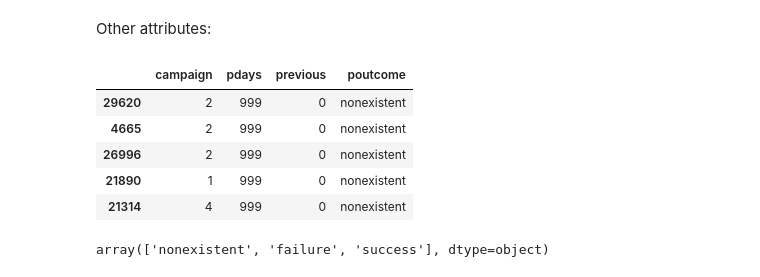
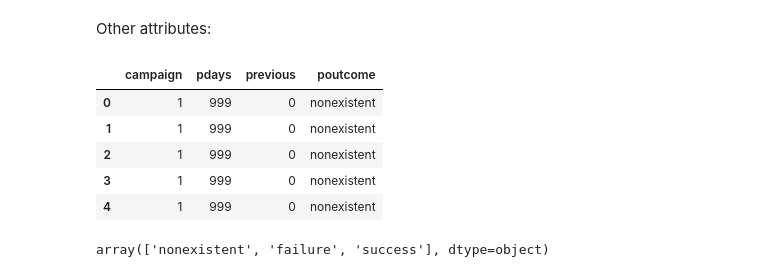
Before and after one commit to rkm7387/PORTUGES-BANK, a Jupyter notebook: portuges_bank.ipynb, the cells around one changed output. Saved outputs shown, nothing was run; the diff lists cells and outputs as text; code cells hidden in the pictures.

```diff
--- a/portuges_bank.ipynb
+++ b/portuges_bank.ipynb
@@ -63,2 +64,30 @@ import numpy as np
 import warnings
 warnings.filterwarnings('ignore')
+# %%
+import pandas as pd
+import logging
+from pathlib import Path
+
+# Setup logging
+logging.basicConfig(level=logging.INFO)
+logger = logging.getLogger(__name__)
+
+# Define file path using pathlib for cross-platform compatibility
+DATA_PATH = Path('bank-additional-full.csv')
+
+# Validate file existence before reading
+if not DATA_PATH.exists():
+    logger.error(f"File not found: {DATA_PATH}")
+    raise FileNotFoundError(f"Data file not found at {DATA_PATH}")
+
+# Load data with proper error handling
+try:
+    bank = pd.read_csv(DATA_PATH, sep=';', encoding='utf-8')
+    logger.info(
+        f"Successfully loaded {len(bank)} rows, {len(bank.columns)} columns")
+except pd.errors.ParserError as e:
+    logger.error(f"Error parsing CSV file: {e}")
+    raise
+except Exception as e:
+    logger.error(f"Unexpected error reading file: {e}")
+    raise
@@ -65,6 +96,5 @@ warnings.filterwarnings('ignore')
 # %%
-# Creating bank dataframe
-bank = pd.read_csv('bank-additional-full.csv', sep=';')
+# Preview first 5 rows to verify data structure and column names
 bank.head()
 # %% [output]
 |  | age | job | marital | education | default | housing | loan | contact | month | day_of_week | ... |
@@ -805,14 +948,14 @@ bank_se.sample(5)
 # %% [markdown]
 Other attributes:
 # %%
-bank_other.sample(5)
+bank_other.head()
 # %% [output]
 |  | campaign | pdays | previous | poutcome |
-| 29620 | 2 | 999 | 0 | nonexistent |
-| 4665 | 2 | 999 | 0 | nonexistent |
-| 26996 | 2 | 999 | 0 | nonexistent |
-| 21890 | 1 | 999 | 0 | nonexistent |
-| 21314 | 4 | 999 | 0 | nonexistent |
+| 0 | 1 | 999 | 0 | nonexistent |
+| 1 | 1 | 999 | 0 | nonexistent |
+| 2 | 1 | 999 | 0 | nonexistent |
+| 3 | 1 | 999 | 0 | nonexistent |
+| 4 | 1 | 999 | 0 | nonexistent |
 # %%
 bank_other['poutcome'].unique()
 # %% [output]
```
Also changed, not shown: parts of 113 cells of this notebook, 7 other files.
